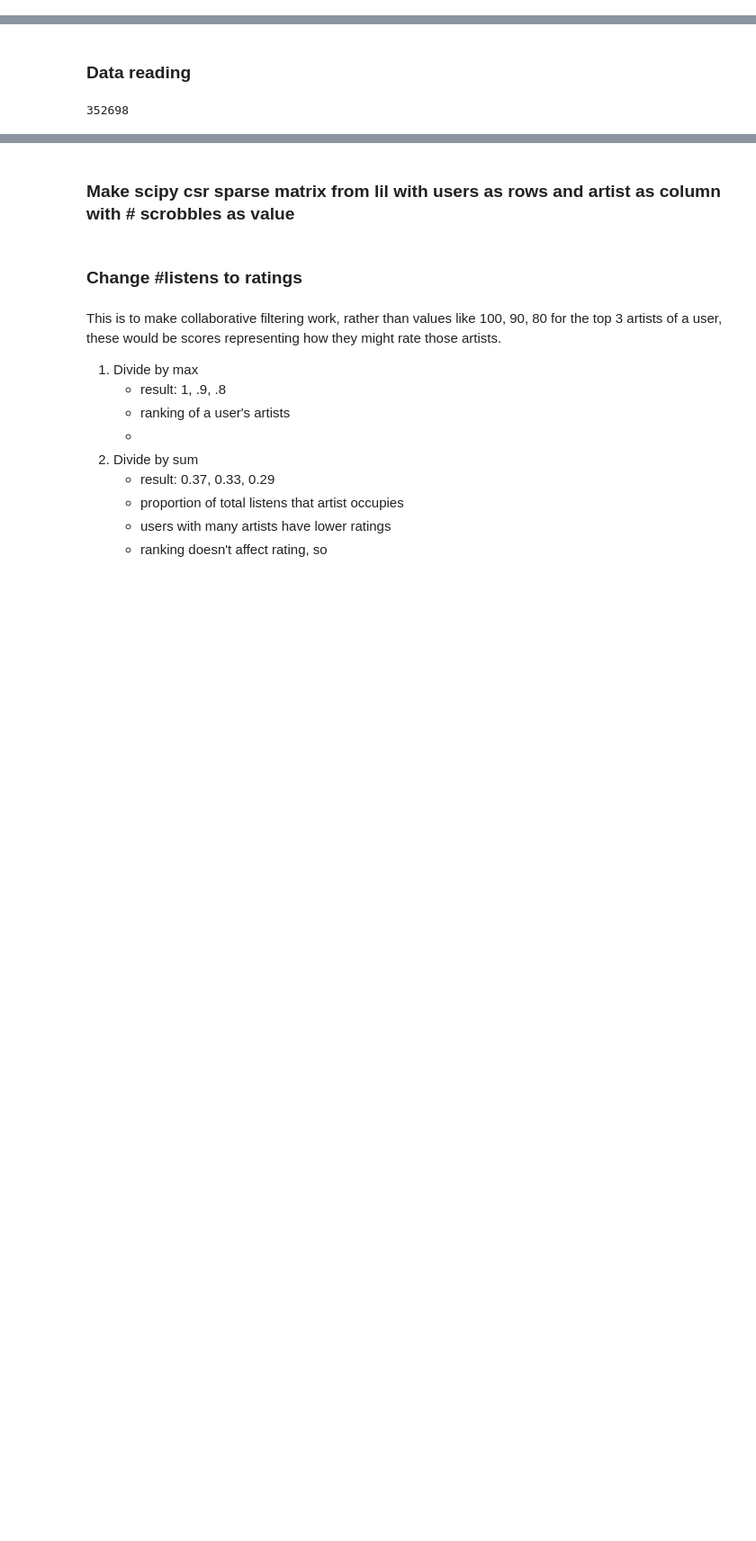
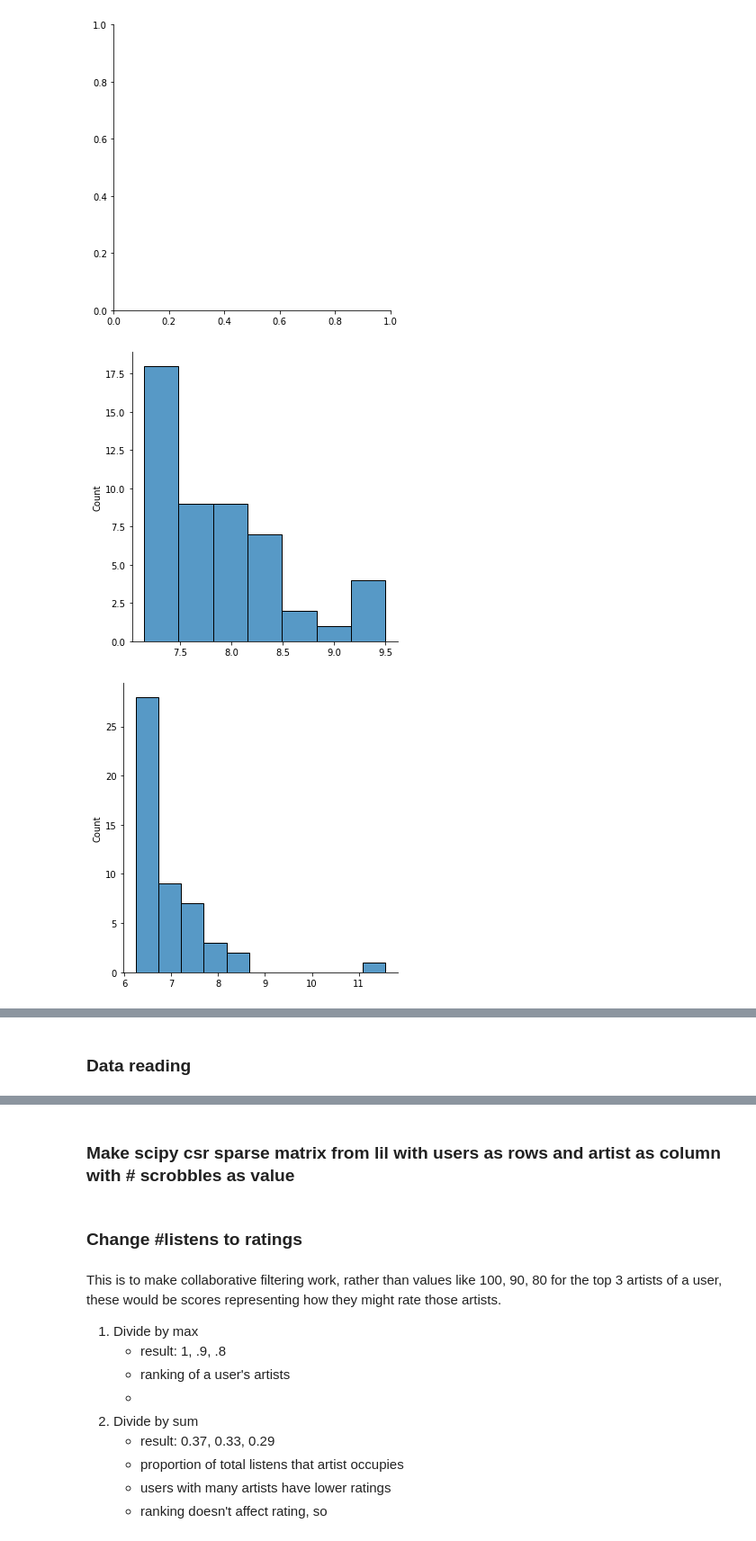
Before and after one commit to abarbieu/music-recommender, a Jupyter notebook: music-recommender.ipynb, the cells around one changed output, grey strips where cells are left out. Shown at 90% size. Saved outputs shown, nothing was run; the diff lists cells and outputs as text; code cells hidden in the pictures; blank space fills up the shorter version.

```diff
--- a/music-recommender.ipynb
+++ b/music-recommender.ipynb
@@ -7,0 +94,7 @@ import seaborn
+# %%
+for i in range(10):
+    sns.displot(scrobs[i].data)
+# %% [output]
+[figure, added]
+[figure, added]
+[figure, added]
@@ -12,4 +111,0 @@ scrobs = pd.read_csv("./data/lastfm_user_scrobbles.csv")
-# %%
-max(scrobs["scrobbles"])
-# %% [output]
-352698
```
Also changed, not shown: parts of 24 cells of this notebook.
